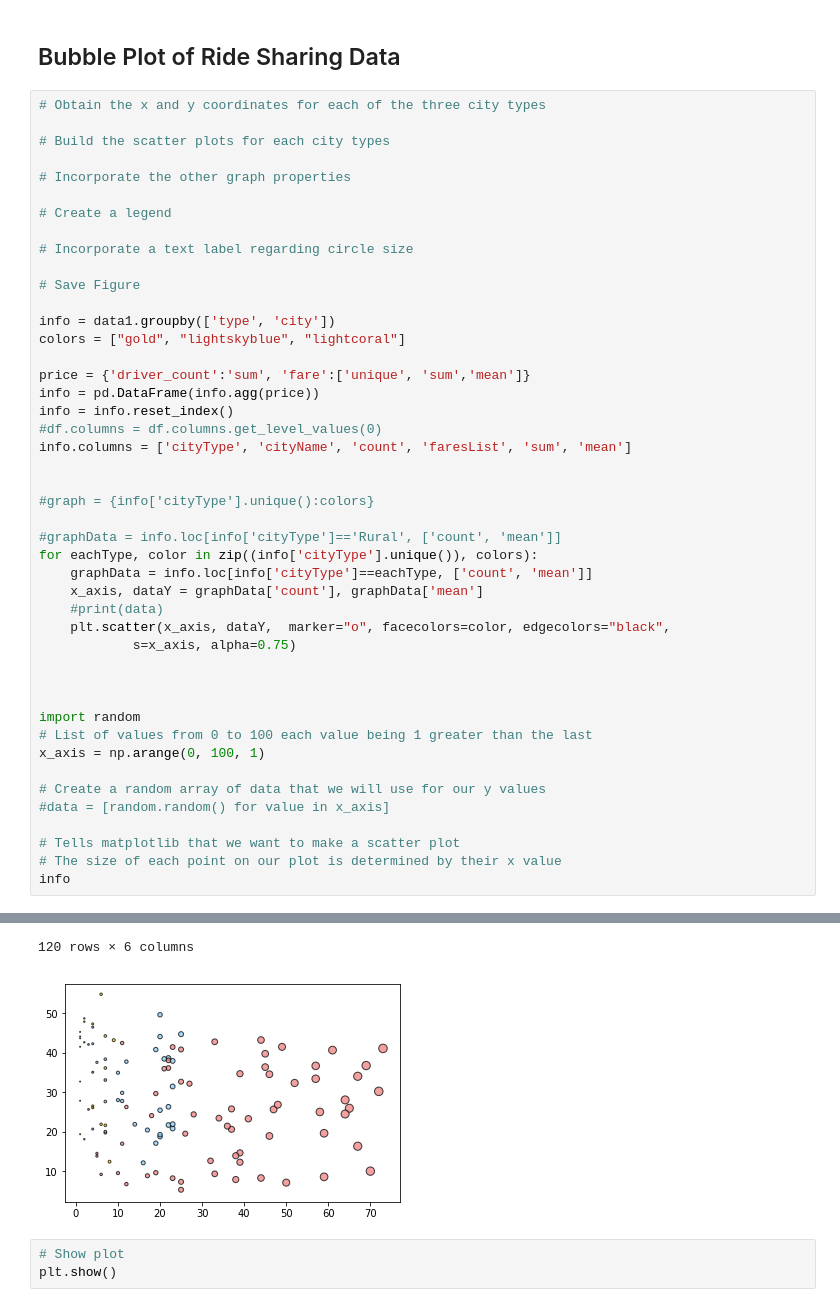
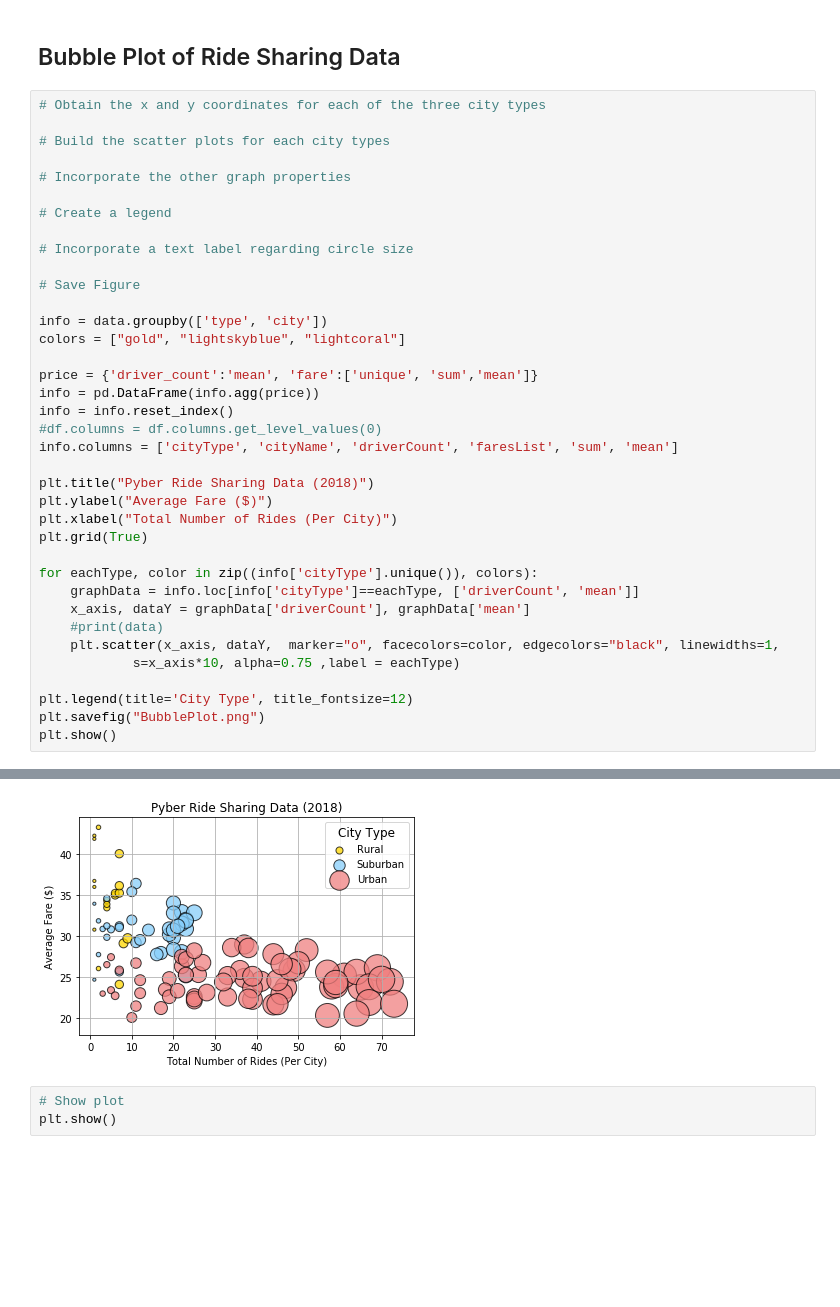
Before and after one commit to tonenguyen/DataAnalytics, a Jupyter notebook: HW5/Pyber/pyber_starter.ipynb, the cells around one changed output, grey strips where cells are left out. Saved outputs shown, nothing was run; the diff lists cells and outputs as text; blank space fills up the shorter version.

```diff
--- a/HW5/Pyber/pyber_starter.ipynb
+++ b/HW5/Pyber/pyber_starter.ipynb
@@ -45,36 +45,28 @@ data1.head(5)
 
 # Save Figure
 
-info = data1.groupby(['type', 'city'])
+info = data.groupby(['type', 'city'])
 colors = ["gold", "lightskyblue", "lightcoral"]
 
-price = {'driver_count':'sum', 'fare':['unique', 'sum','mean']}
+price = {'driver_count':'mean', 'fare':['unique', 'sum','mean']}
 info = pd.DataFrame(info.agg(price))
 info = info.reset_index()
 #df.columns = df.columns.get_level_values(0)
-info.columns = ['cityType', 'cityName', 'count', 'faresList', 'sum', 'mean']
+info.columns = ['cityType', 'cityName', 'driverCount', 'faresList', 'sum', 'mean']
 
+plt.title("Pyber Ride Sharing Data (2018)")
+plt.ylabel("Average Fare ($)")
+plt.xlabel("Total Number of Rides (Per City)")
+plt.grid(True)
 
-#graph = {info['cityType'].unique():colors}
+for eachType, color in zip((info['cityType'].unique()), colors):
+    graphData = info.loc[info['cityType']==eachType, ['driverCount', 'mean']]
+    x_axis, dataY = graphData['driverCount'], graphData['mean']
+    #print(data)
+    plt.scatter(x_axis, dataY,  marker="o", facecolors=color, edgecolors="black", linewidths=1,
+            s=x_axis*10, alpha=0.75 ,label = eachType)
 
-#graphData = info.loc[info['cityType']=='Rural', ['count', 'mean']]
-for eachType, color in zip((info['cityType'].unique()), colors):
-    graphData = info.loc[info['cityType']==eachType, ['count', 'mean']]
-    x_axis, dataY = graphData['count'], graphData['mean']
-    #print(data)
-    plt.scatter(x_axis, dataY,  marker="o", facecolors=color, edgecolors="black",
-            s=x_axis, alpha=0.75)
-
-
-
-import random
-# List of values from 0 to 100 each value being 1 greater than the last
-x_axis = np.arange(0, 100, 1)
-
-# Create a random array of data that we will use for our y values
-#data = [random.random() for value in x_axis]
-
-# Tells matplotlib that we want to make a scatter plot
-# The size of each point on our plot is determined by their x value
-info
+plt.legend(title='City Type', title_fontsize=12)
+plt.savefig("BubblePlot.png")
+plt.show()
 # %% [output]
@@ -98,5 +73,4 @@ info
-120 rows × 6 columns
-[figure, old version]
+[figure, new version]
 # %%
 # Show plot
 plt.show()
```
Also changed, not shown: parts of 7 cells of this notebook, 4 other files.
